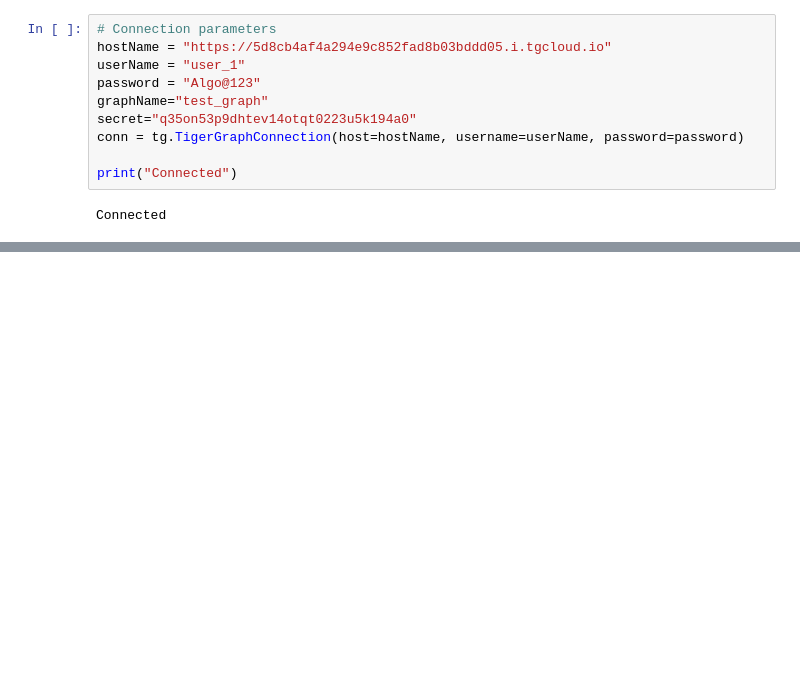
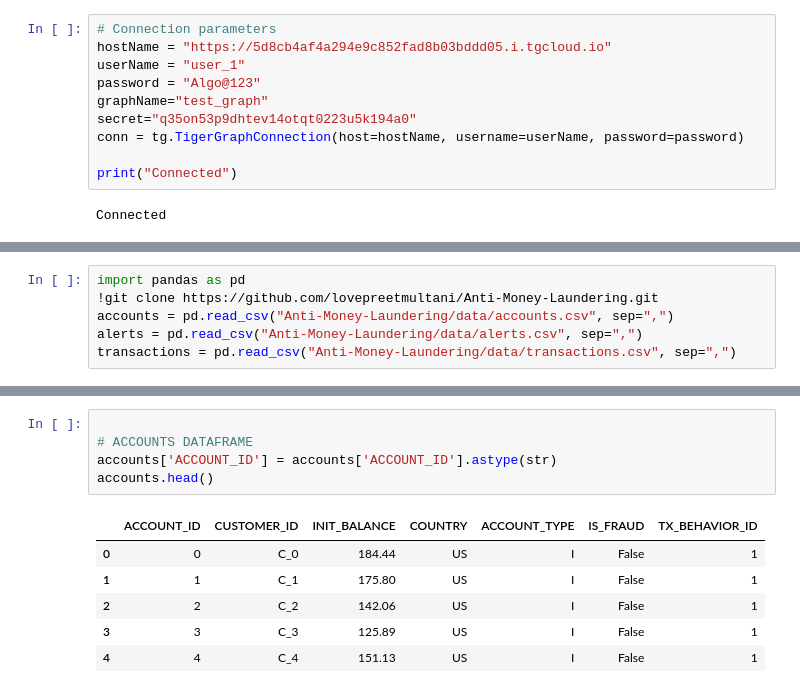
Before and after one commit to lovepreetmultani/Anti-Money-Laundering, a Jupyter notebook: Tiger_graph_laundering.ipynb, the cells around one changed output, grey strips where cells are left out. Drawn from its saved outputs; the diff is of its cells as text; blank space fills up the shorter version.

```diff
--- a/Tiger_graph_laundering.ipynb
+++ b/Tiger_graph_laundering.ipynb
@@ -211,0 +226,6 @@ print(df1)
+# %%
+import pandas as pd
+!git clone https://github.com/lovepreetmultani/Anti-Money-Laundering.git
+accounts = pd.read_csv("Anti-Money-Laundering/data/accounts.csv", sep=",")
+alerts = pd.read_csv("Anti-Money-Laundering/data/alerts.csv", sep=",")
+transactions = pd.read_csv("Anti-Money-Laundering/data/transactions.csv", sep=",")
@@ -211,0 +417,12 @@ print(df1)
+# %%
+
+# ACCOUNTS DATAFRAME
+accounts['ACCOUNT_ID'] = accounts['ACCOUNT_ID'].astype(str)
+accounts.head()
+# %% [output]
+|  | ACCOUNT_ID | CUSTOMER_ID | INIT_BALANCE | COUNTRY | ACCOUNT_TYPE | IS_FRAUD | TX_BEHAVIOR_ID |
+| 0 | 0 | C_0 | 184.44 | US | I | False | 1 |
+| 1 | 1 | C_1 | 175.80 | US | I | False | 1 |
+| 2 | 2 | C_2 | 142.06 | US | I | False | 1 |
+| 3 | 3 | C_3 | 125.89 | US | I | False | 1 |
+| 4 | 4 | C_4 | 151.13 | US | I | False | 1 |
```
Also changed, not shown: parts of 41 cells of this notebook.
